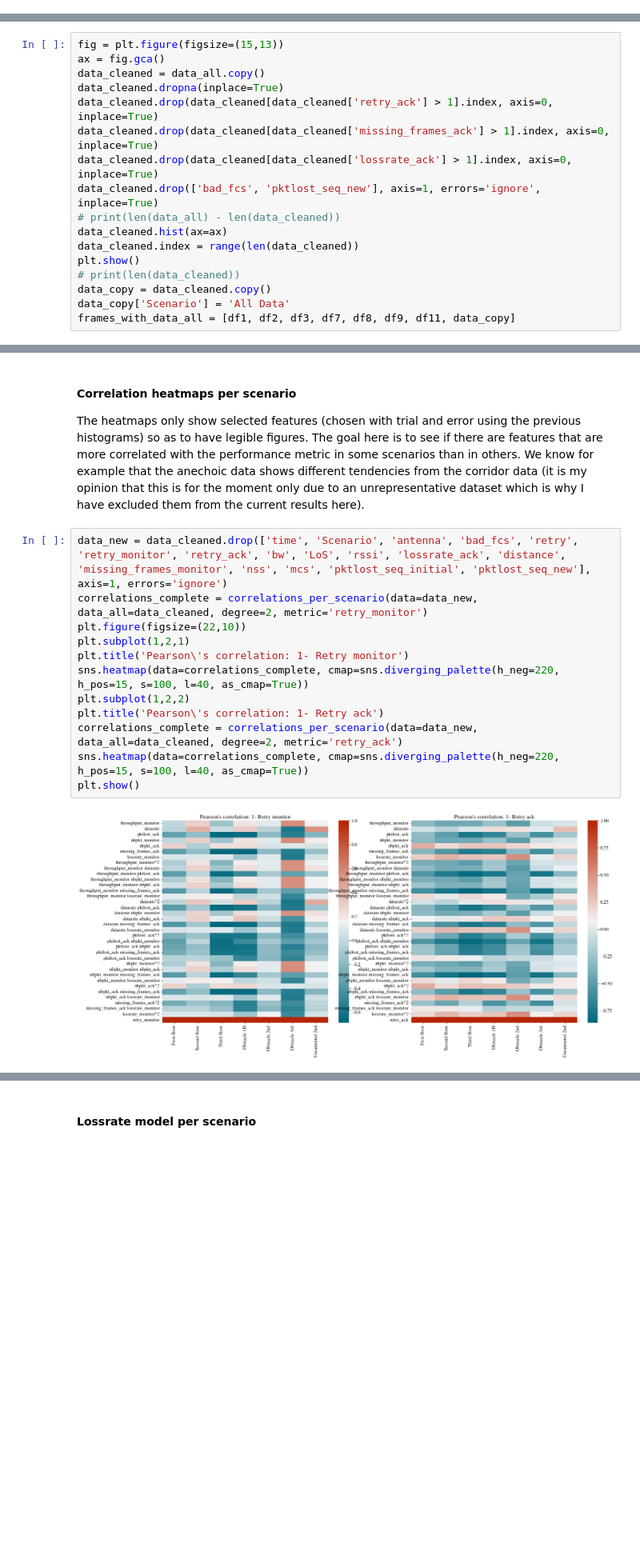
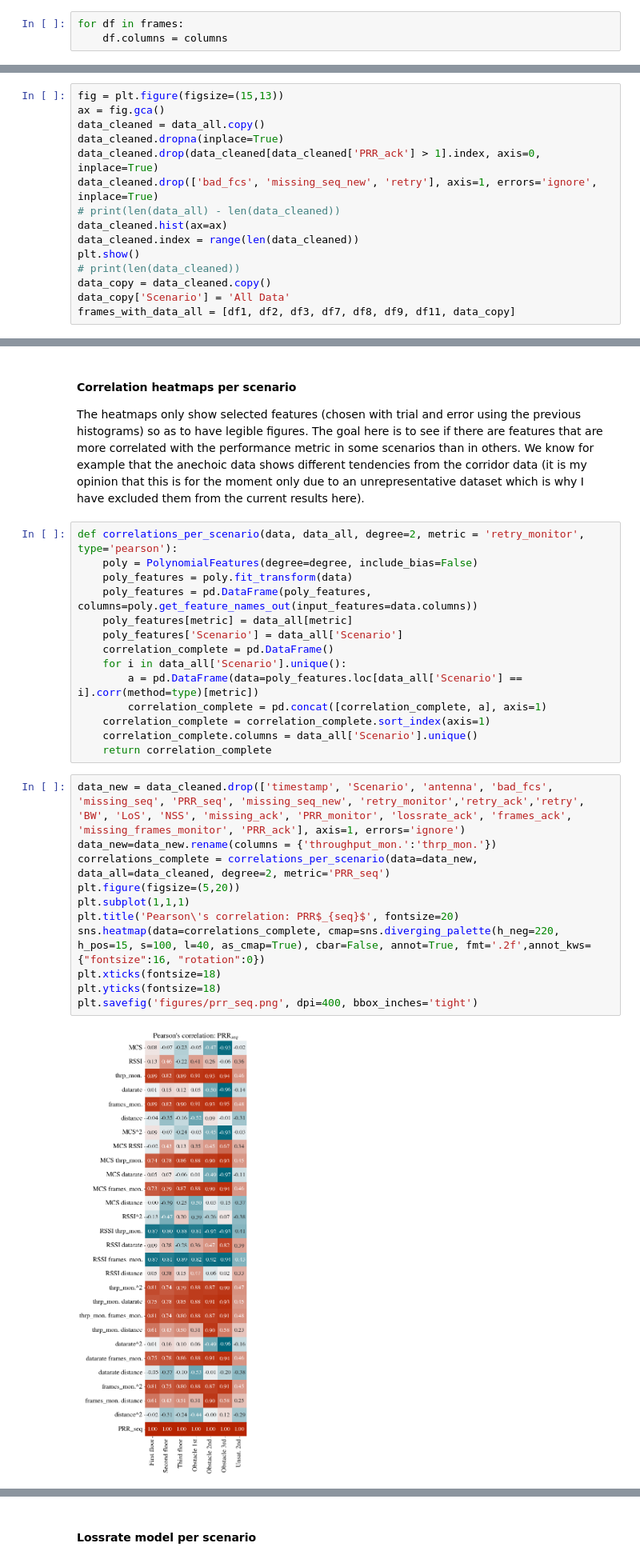
Before and after one commit to marija-stojanova/wifi-ml-complete, a Jupyter notebook: complete_model.ipynb, the cells around one changed output, grey strips where cells are left out. Shown at 80% size. Cells and saved outputs as stored; diff of their text form; blank space fills up the shorter version.

Commit message:
Clean up of useless lines

```diff
--- a/complete_model.ipynb
+++ b/complete_model.ipynb
@@ -133,6 +139,9 @@ df1.head()
 <li>LoS: Line of Sight. Always 1 except for the scenarios including obstacles</li>
 <li>Scenario: The physical location of the experiment and whether an obstacle was present or not</li>
 <li>Bad FCS: The number of frames having a bad_fcs flag set to True</li>
+# %%
+for df in frames:
+    df.columns = columns
 # %%
 # the anechoic data is excluded for the moment because it is not representative, i.e., too few samples and not enough variety in them,
 # but they can be added to this list. The standard anechoic data for example (the df4)
@@ -195,10 +183,8 @@ fig = plt.figure(figsize=(15,13))
 ax = fig.gca()
 data_cleaned = data_all.copy()
 data_cleaned.dropna(inplace=True)
-data_cleaned.drop(data_cleaned[data_cleaned['retry_ack'] > 1].index, axis=0, inplace=True)
-data_cleaned.drop(data_cleaned[data_cleaned['missing_frames_ack'] > 1].index, axis=0, inplace=True)
-data_cleaned.drop(data_cleaned[data_cleaned['lossrate_ack'] > 1].index, axis=0, inplace=True)
-data_cleaned.drop(['bad_fcs', 'pktlost_seq_new'], axis=1, errors='ignore', inplace=True)
+data_cleaned.drop(data_cleaned[data_cleaned['PRR_ack'] > 1].index, axis=0, inplace=True)
+data_cleaned.drop(['bad_fcs', 'missing_seq_new', 'retry'], axis=1, errors='ignore', inplace=True)
 # print(len(data_all) - len(data_cleaned))
 data_cleaned.hist(ax=ax)
 data_cleaned.index = range(len(data_cleaned))
@@ -333,18 +260,31 @@ def correlations_per_scenario(data, data_all, degree=2, metric = 'retry_monitor'
 # %% [markdown]
 **<h4>Correlation heatmaps per scenario</h4>**
 The heatmaps only show selected features (chosen with trial and error using the previous histograms) so as to have legible figures. The goal here is to see if there are features that are more correlated with the performance metric in some scenarios than in others. We know for example that the anechoic data shows different tendencies from the corridor data (it is my opinion that this is for the moment only due to an unrepresentative dataset which is why I have excluded them from the current results here).
+# %%
+def correlations_per_scenario(data, data_all, degree=2, metric = 'retry_monitor', type='pearson'):
+    poly = PolynomialFeatures(degree=degree, include_bias=False)
+    poly_features = poly.fit_transform(data)
+    poly_features = pd.DataFrame(poly_features, columns=poly.get_feature_names_out(input_features=data.columns))
+    poly_features[metric] = data_all[metric]
+    poly_features['Scenario'] = data_all['Scenario']
+    correlation_complete = pd.DataFrame()
+    for i in data_all['Scenario'].unique():
+        a = pd.DataFrame(data=poly_features.loc[data_all['Scenario'] == i].corr(method=type)[metric])
+        correlation_complete = pd.concat([correlation_complete, a], axis=1)
+    correlation_complete = correlation_complete.sort_index(axis=1)
+    correlation_complete.columns = data_all['Scenario'].unique()
+    return correlation_complete
 # %%
-data_new = data_cleaned.drop(['time', 'Scenario', 'antenna', 'bad_fcs', 'retry', 'retry_monitor', 'retry_ack', 'bw', 'LoS', 'rssi', 'lossrate_ack', 'distance', 'missing_frames_monitor', 'nss', 'mcs', 'pktlost_seq_initial', 'pktlost_seq_new'], axis=1, errors='ignore')
-correlations_complete = correlations_per_scenario(data=data_new, data_all=data_cleaned, degree=2, metric='retry_monitor')
-plt.figure(figsize=(22,10))
-plt.subplot(1,2,1)
-plt.title('Pearson\'s correlation: 1- Retry monitor')
-sns.heatmap(data=correlations_complete, cmap=sns.diverging_palette(h_neg=220, h_pos=15, s=100, l=40, as_cmap=True))
-plt.subplot(1,2,2)
-plt.title('Pearson\'s correlation: 1- Retry ack')
-correlations_complete = correlations_per_scenario(data=data_new, data_all=data_cleaned, degree=2, metric='retry_ack')
-sns.heatmap(data=correlations_complete, cmap=sns.diverging_palette(h_neg=220, h_pos=15, s=100, l=40, as_cmap=True))
-plt.show()
+data_new = data_cleaned.drop(['timestamp', 'Scenario', 'antenna', 'bad_fcs', 'missing_seq', 'PRR_seq', 'missing_seq_new', 'retry_monitor','retry_ack','retry', 'BW', 'LoS', 'NSS', 'missing_ack', 'PRR_monitor', 'lossrate_ack', 'frames_ack', 'missing_frames_monitor', 'PRR_ack'], axis=1, errors='ignore')
+data_new=data_new.rename(columns = {'throughput_mon.':'thrp_mon.'})
+correlations_complete = correlations_per_scenario(data=data_new, data_all=data_cleaned, degree=2, metric='PRR_seq')
+plt.figure(figsize=(5,20))
+plt.subplot(1,1,1)
+plt.title('Pearson\'s correlation: PRR$_{seq}$', fontsize=20)
+sns.heatmap(data=correlations_complete, cmap=sns.diverging_palette(h_neg=220, h_pos=15, s=100, l=40, as_cmap=True), cbar=False, annot=True, fmt='.2f',annot_kws={"fontsize":16, "rotation":0})
+plt.xticks(fontsize=18)
+plt.yticks(fontsize=18)
+plt.savefig('figures/prr_seq.png', dpi=400, bbox_inches='tight')
 # %% [output]
-[figure, old version]
+[figure, new version]
 # %%
```
Also changed, not shown: parts of 31 cells of this notebook, 7 other files.
